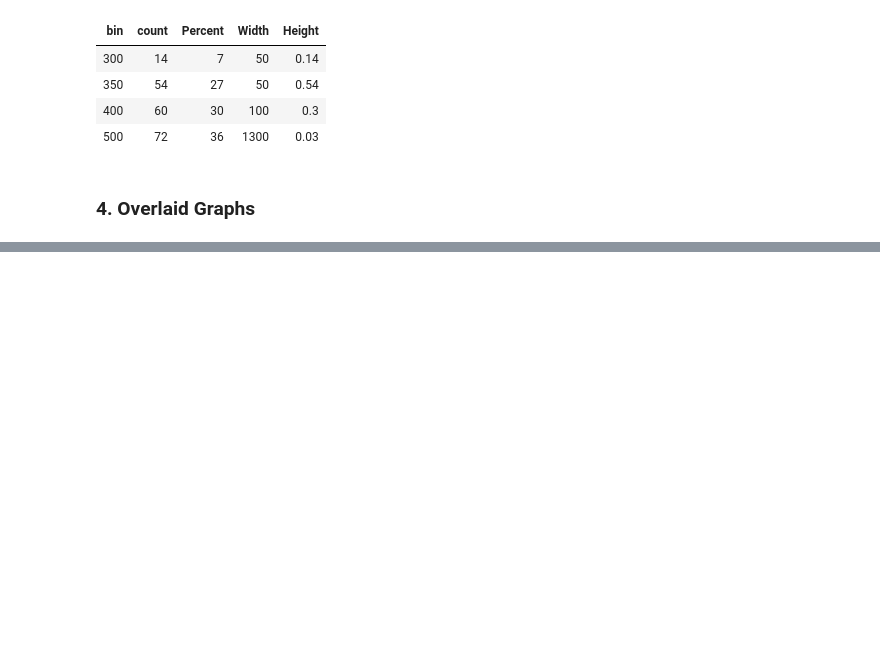
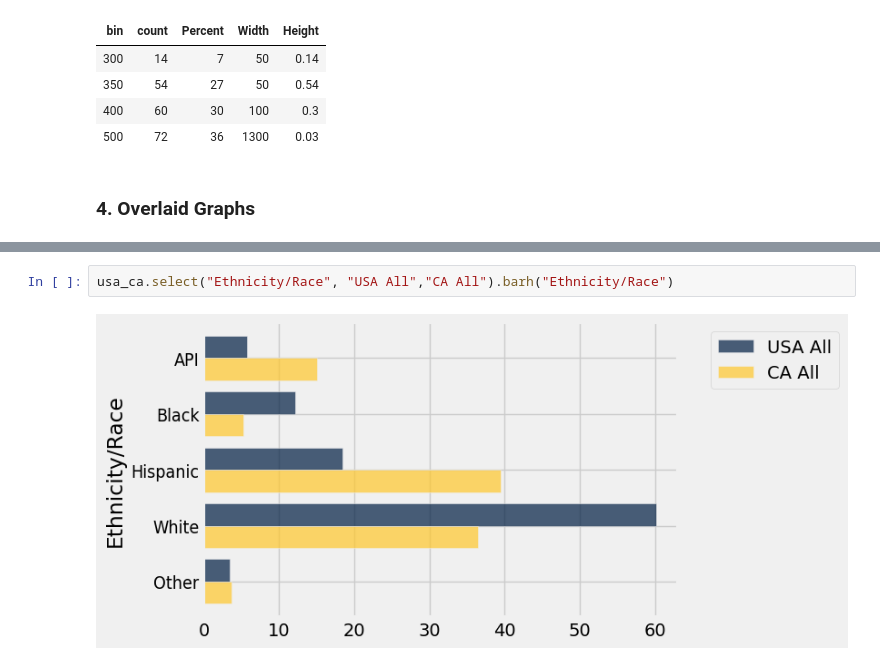
Before and after one commit to Matthew-HMS/Datascience101, a Jupyter notebook: Visualization.ipynb, the cells around one changed output, grey strips where cells are left out. Saved outputs shown, nothing was run; the diff lists cells and outputs as text; blank space fills up the shorter version.

```diff
--- a/Visualization.ipynb
+++ b/Visualization.ipynb
@@ -349,0 +414,4 @@ plots.style.use('fivethirtyeight')
+# %%
+usa_ca.select("Ethnicity/Race", "USA All","CA All").barh("Ethnicity/Race")
+# %% [output]
+[figure, added]
```
Also changed, not shown: parts of 8 cells of this notebook, 2 other files.
